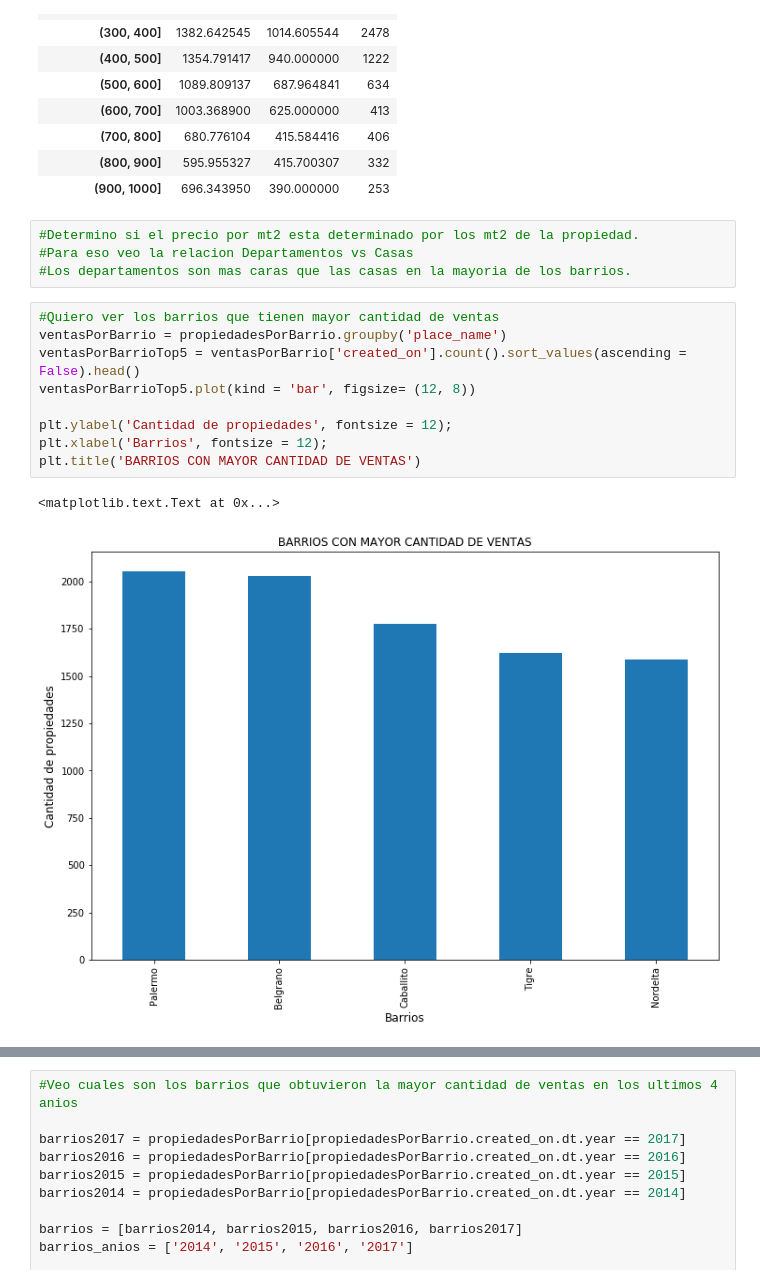
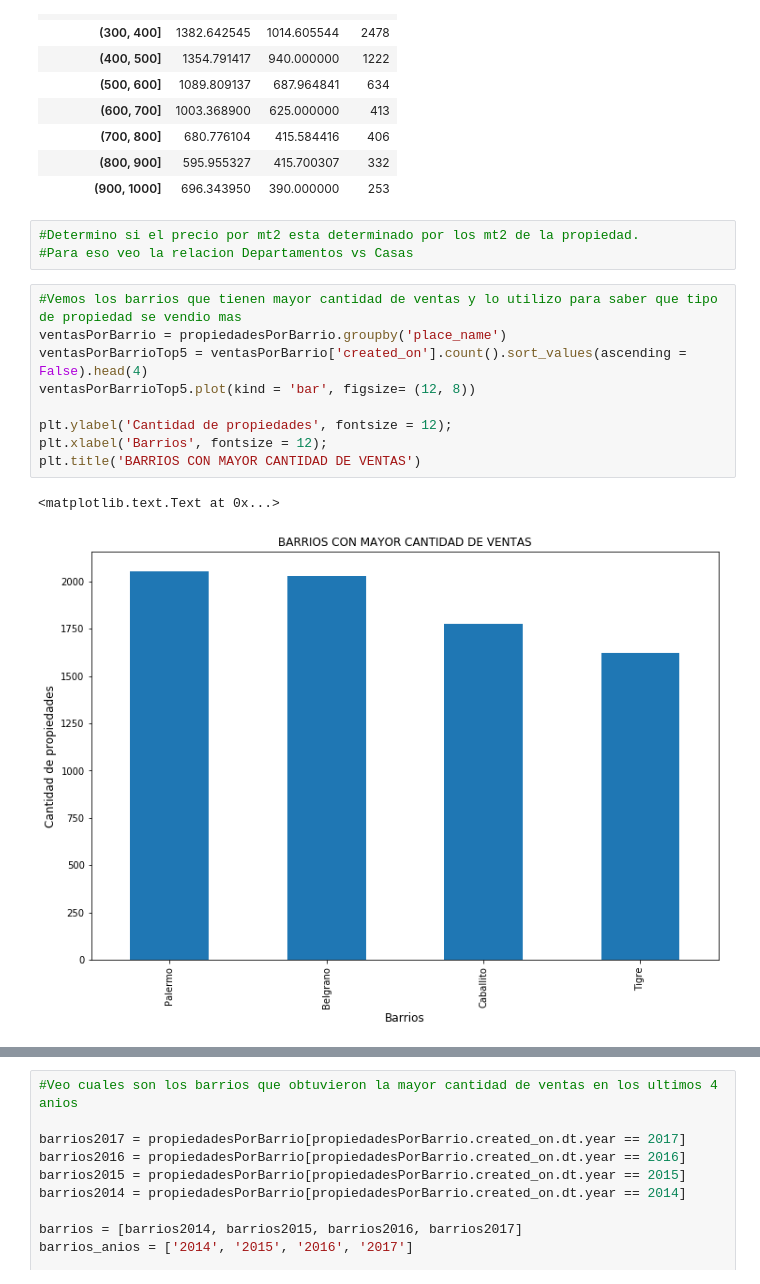
Before and after one commit to Belovic94/TP1-Analisis-Exploratorio, a Jupyter notebook: TP1 Analisis Exploratorio.ipynb, the cells around one changed output, grey strips where cells are left out. Cells and saved outputs as stored; diff of their text form.

```diff
--- a/TP1 Analisis Exploratorio.ipynb
+++ b/TP1 Analisis Exploratorio.ipynb
@@ -95,17 +100,16 @@ groupbySurface['price_usd_per_m2'].agg(['mean','median' ,'size'])
 # %%
 #Determino si el precio por mt2 esta determinado por los mt2 de la propiedad.
 #Para eso veo la relacion Departamentos vs Casas
-#Los departamentos son mas caras que las casas en la mayoria de los barrios.
 # %%
-#Quiero ver los barrios que tienen mayor cantidad de ventas
+#Vemos los barrios que tienen mayor cantidad de ventas y lo utilizo para saber que tipo de propiedad se vendio mas
 ventasPorBarrio = propiedadesPorBarrio.groupby('place_name')
-ventasPorBarrioTop5 = ventasPorBarrio['created_on'].count().sort_values(ascending = False).head()
+ventasPorBarrioTop5 = ventasPorBarrio['created_on'].count().sort_values(ascending = False).head(4)
 ventasPorBarrioTop5.plot(kind = 'bar', figsize= (12, 8))
 
 plt.ylabel('Cantidad de propiedades', fontsize = 12);
 plt.xlabel('Barrios', fontsize = 12);
 plt.title('BARRIOS CON MAYOR CANTIDAD DE VENTAS')
 # %% [output]
 <matplotlib.text.Text at 0x...>
-[figure, old version]
+[figure, new version]
 # %%
```
Also changed, not shown: parts of 54 cells of this notebook.
